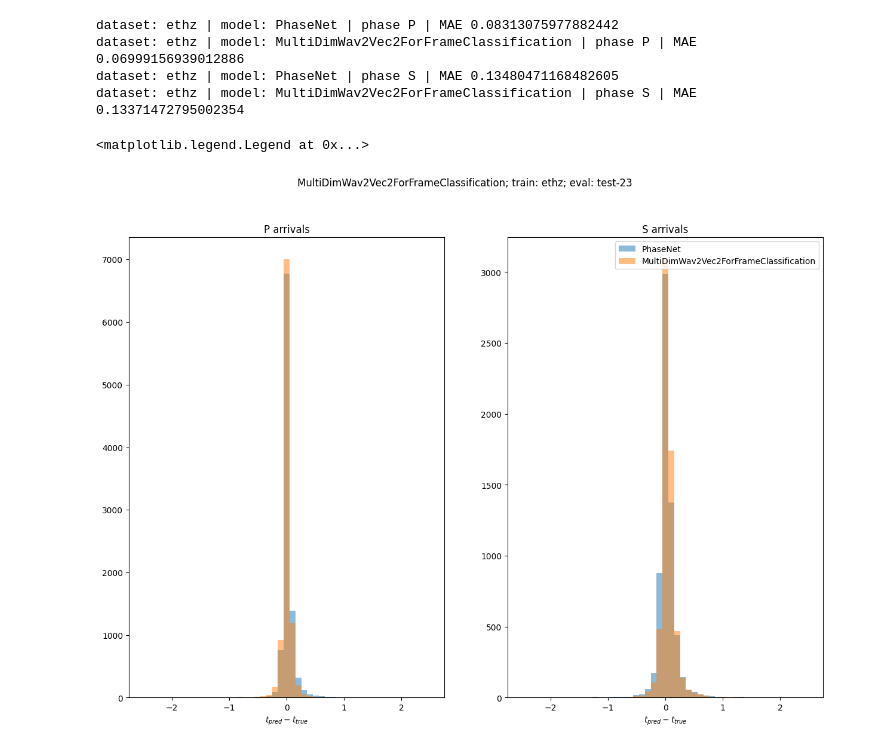
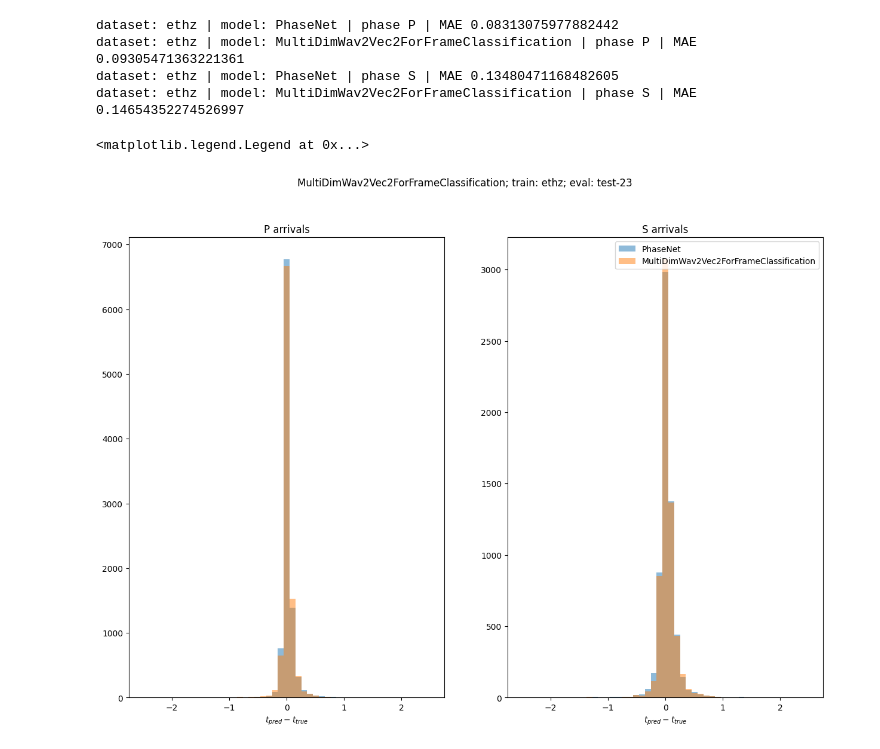
Before and after one commit to liutianlin0121/seisLM, a Jupyter notebook: notebooks/seisbench_compare.ipynb, the cells around one changed output. Drawn from its saved outputs; the diff is of its cells as text; code cells hidden in the pictures.

Commit message:
add eval path

```diff
--- a/notebooks/seisbench_compare.ipynb
+++ b/notebooks/seisbench_compare.ipynb
@@ -58,21 +56,19 @@ saved to /home/liu0003/Desktop/projects/seisLM/evaluation_results/MultiDimWav2Ve
 # %%
 task = 1 # '23'
-eval_set = 'dev' #'test'
+eval_set = 'test' #'test'
 model_name = 'PhaseNet'
 data_name = 'ethz'
-# for data_name in data_aliases.keys():
 
 fig = plt.figure(figsize=(10, 10))
 ax = fig.add_subplot(111)
 
 for model_name in ['PhaseNet', 'MultiDimWav2Vec2ForFrameClassification']:
+
   pred_path = (
-    Path(gitdir())
-    / "evaluation_results"
+    Path(project_path.EVAL_SAVE_DIR)
     / f"{model_name}_{data_name}"
     / f"{eval_set}_task{task}.csv"
   )
-
 
   pred = pd.read_csv(pred_path)
 
@@ -95,45 +91,40 @@ import numpy as np
 
 task = 23
 eval_set = 'test' #'test'
-
-# for data_name in data_aliases.keys():
 
 
 fig = plt.figure(figsize=(15, 10))
 axs = fig.subplots(1, 2)
 
 for i, phase in enumerate(["P", "S"]):
 
   for model_name in ['PhaseNet', 'MultiDimWav2Vec2ForFrameClassification']:
     pred_path = (
-      Path(gitdir())
-      / "evaluation_results"
+      Path(project_path.EVAL_SAVE_DIR)
       / f"{model_name}_{data_name}"
       / f"{eval_set}_task{task}.csv"
     )
-
-
     pred = pd.read_csv(pred_path)
 
 
     ax = axs[i]
     ax.set_title(f"{phase} arrivals")
     pred_phase = pred[pred["phase_label"] == phase]
     pred_col = f"{phase.lower()}_sample_pred"
 
     diff = (pred_phase[pred_col] - pred_phase["phase_onset"]) / pred_phase["sampling_rate"]
 
     print(f'dataset: {data_name} | model: {model_name} | phase {phase} | MAE {diff.abs().mean()}')
     bins = np.linspace(-2.5, 2.5, 50)
     ax.hist(diff, bins=bins, label=model_name, alpha=0.5)
     ax.set_xlabel("$t_{pred} - t_{true}$")
   plt.suptitle(f"{model_name}; train: {data_name}; eval: {eval_set}-{task}")
 
 plt.legend()
 # %% [output]
 dataset: ethz | model: PhaseNet | phase P | MAE 0.08313075977882442
-dataset: ethz | model: MultiDimWav2Vec2ForFrameClassification | phase P | MAE 0.06999156939012886
+dataset: ethz | model: MultiDimWav2Vec2ForFrameClassification | phase P | MAE 0.09305471363221361
 dataset: ethz | model: PhaseNet | phase S | MAE 0.13480471168482605
-dataset: ethz | model: MultiDimWav2Vec2ForFrameClassification | phase S | MAE 0.13371472795002354
+dataset: ethz | model: MultiDimWav2Vec2ForFrameClassification | phase S | MAE 0.14654352274526997
 <matplotlib.legend.Legend at 0x...>
-[figure, old version]
+[figure, new version]
```
Also changed, not shown: parts of 3 cells of this notebook, 2 other files.
